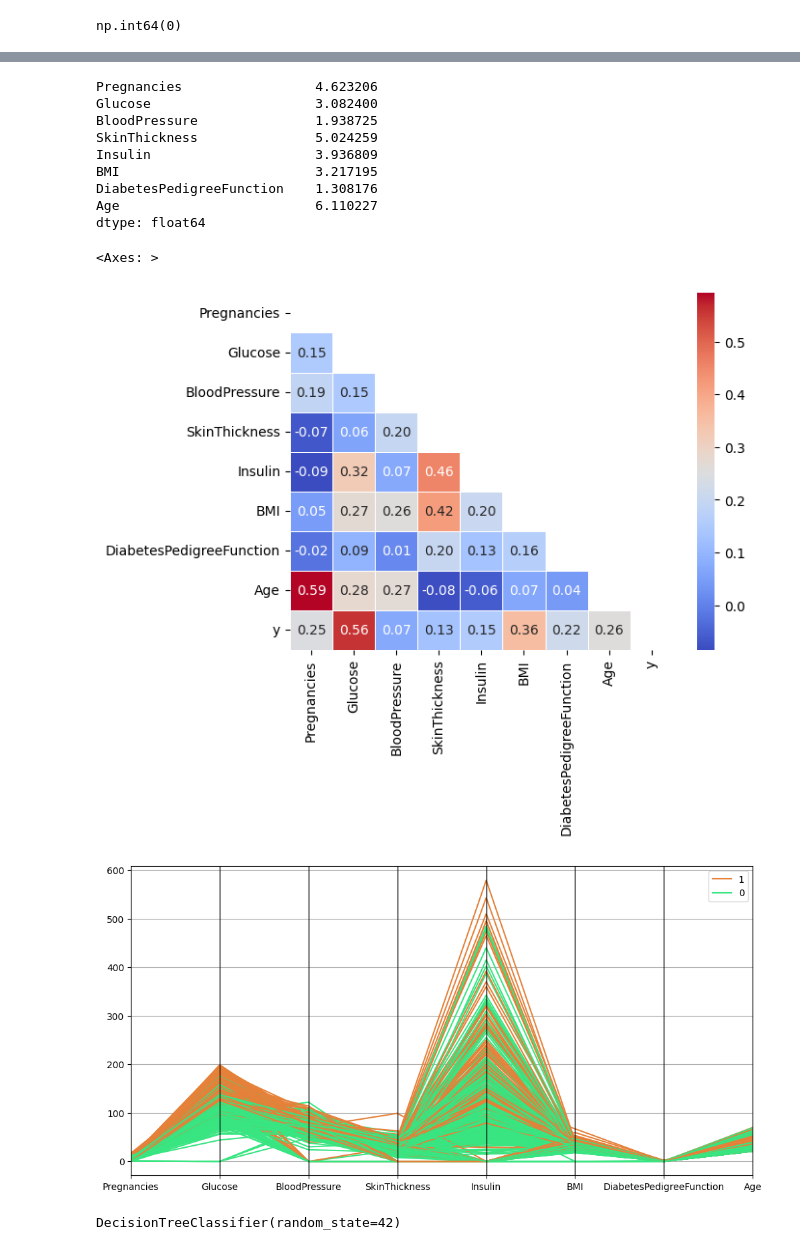
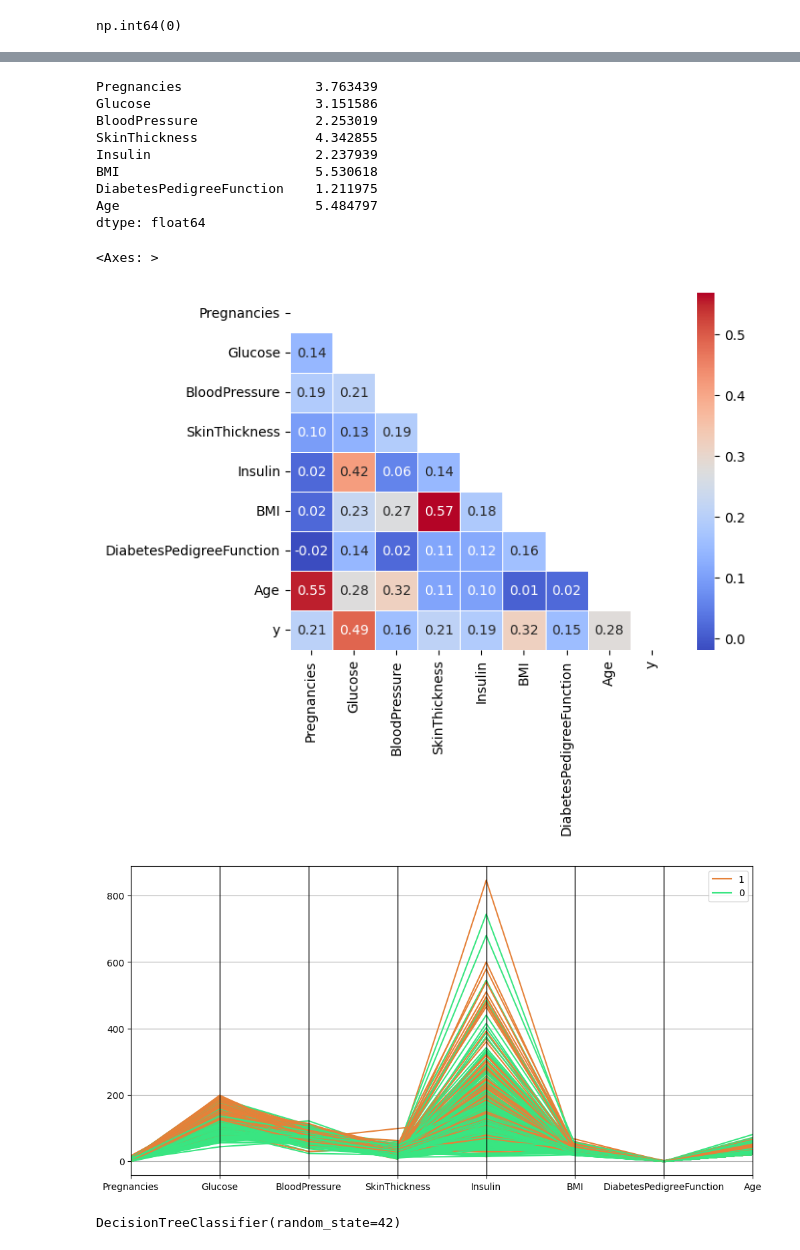
Before and after one commit to 4GeeksAcademy/pille9-decision-tree, a Jupyter notebook: src/explore.ipynb, the cells around one changed output, grey strips where cells are left out. Cells and saved outputs as stored; diff of their text form; code cells hidden in the pictures.

```diff
--- a/src/explore.ipynb
+++ b/src/explore.ipynb
@@ -83,3 +83,10 @@ df.describe(include='all').T
 | DiabetesPedigreeFunction | 768.0 | 0.471876 | 0.331329 | 0.078 | 0.24375 | 0.3725 | 0.62625 | 2.42 |
 | Age | 768.0 | 33.240885 | 11.760232 | 21.000 | 24.00000 | 29.0000 | 41.00000 | 81.00 |
 | Outcome | 768.0 | 0.348958 | 0.476951 | 0.000 | 0.00000 | 0.0000 | 1.00000 | 1.00 |
+# %%
+# Columnas con ceros que no deberían
+col_ceros = ['Glucose', 'BloodPressure', 'SkinThickness', 'Insulin', 'BMI']
+df[col_ceros] = df[col_ceros].replace(0, np.nan)
+# %%
+# Reemplazar NaN por mediana
+df[col_ceros] = df[col_ceros].fillna(df[col_ceros].median())
@@ -139,14 +132,14 @@ X_train.corr()
 vif = pd.Series([variance_inflation_factor(X_train.corr().values, i) for i in range(X_train.corr().shape[1])], index=X_train.columns)
 vif
 # %% [output]
-Pregnancies                 4.623206
-Glucose                     3.082400
-BloodPressure               1.938725
-SkinThickness               5.024259
-Insulin                     3.936809
-BMI                         3.217195
-DiabetesPedigreeFunction    1.308176
-Age                         6.110227
+Pregnancies                 3.763439
+Glucose                     3.151586
+BloodPressure               2.253019
+SkinThickness               4.342855
+Insulin                     2.237939
+BMI                         5.530618
+DiabetesPedigreeFunction    1.211975
+Age                         5.484797
 dtype: float64
 # %%
 X_corr = X_train.copy()
@@ -156,7 +149,7 @@ mask = np.triu(np.ones_like(corr, dtype=bool))
 sns.heatmap(corr, mask=mask, annot=True, cmap='coolwarm', linewidths=0.5, fmt='.2f')
 # %% [output]
 <Axes: >
-[figure, old version]
+[figure, new version]
 # %%
 X_train["Outcome"] = y_train.values
 X_test["Outcome"] = y_test.values
@@ -165,11 +158,11 @@ X_test.to_csv("../data/processed/test_data.csv", index = False)
 # %%
 plt.figure(figsize=(12, 6))
 
-pd.plotting.parallel_coordinates(df_1, "Outcome", color = ("#E58139", "#39E581", "#8139E5"))
+pd.plotting.parallel_coordinates(df, "Outcome", color = ("#E58139", "#39E581", "#8139E5"))
 
 plt.show()
 # %% [output]
-[figure, old version]
+[figure, new version]
 # %%
 y_train = X_train["Outcome"]
 X_train = X_train.drop(["Outcome"], axis = 1)
```
Also changed, not shown: parts of 15 cells of this notebook, 3 other files.
